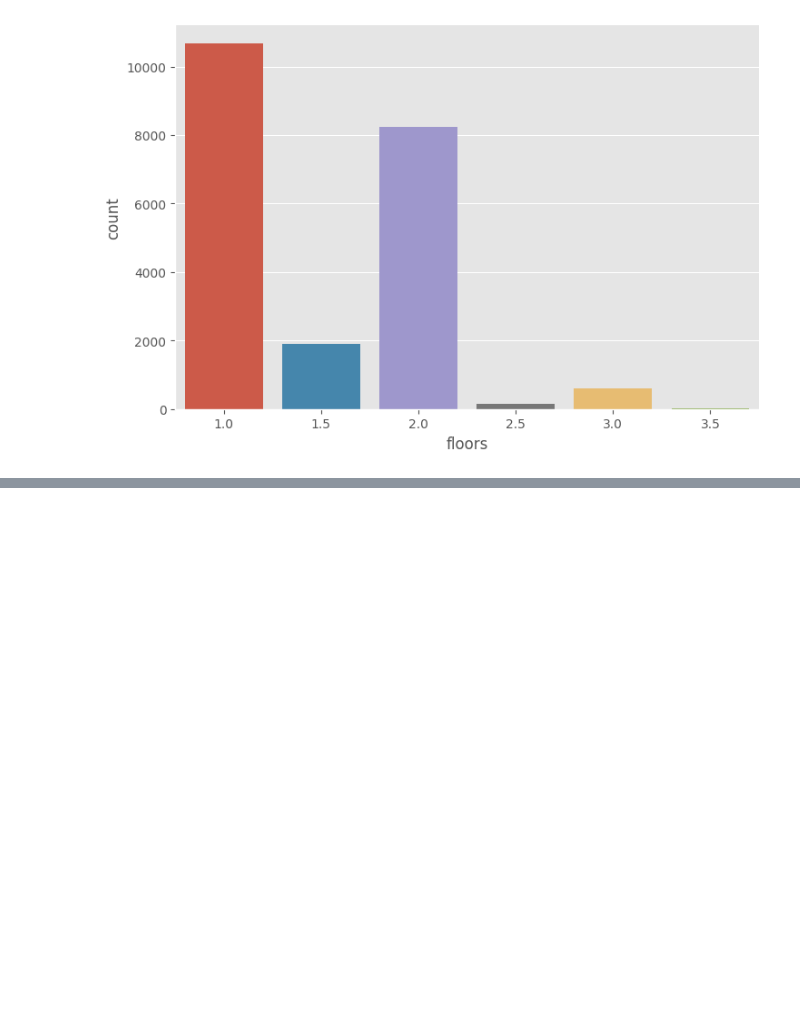
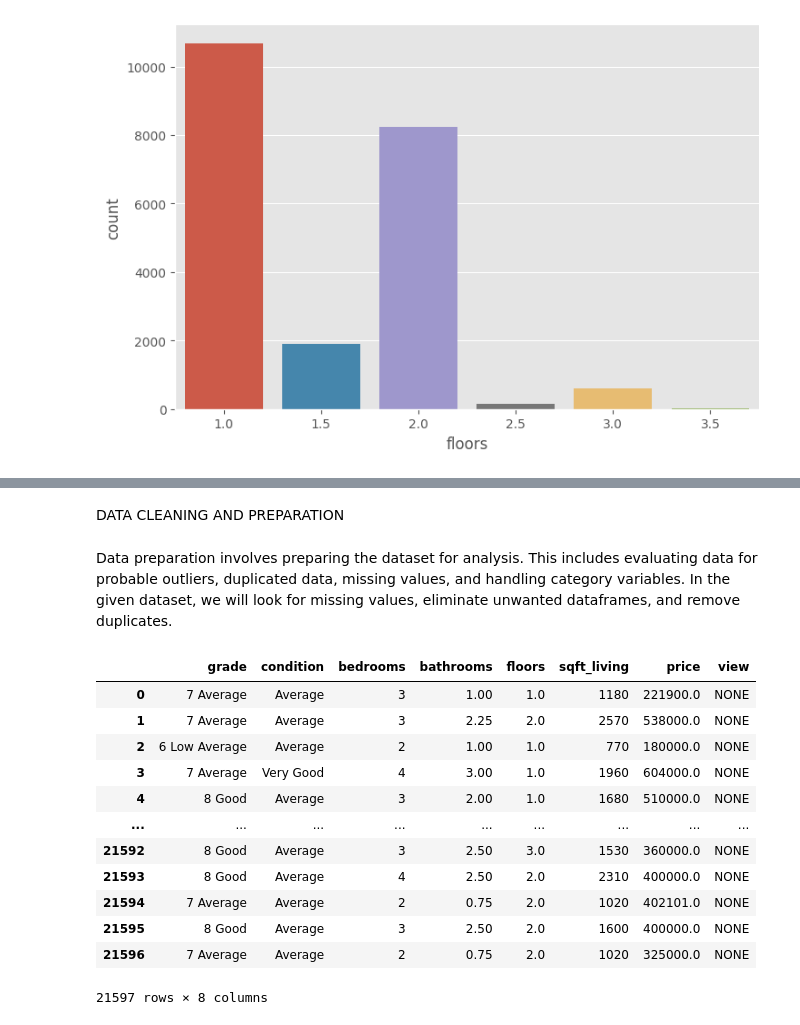
Before and after one commit to Brenda-Mutai/phase-2-project, a Jupyter notebook: student.ipynb, the cells around one changed output, grey strips where cells are left out. Cells and saved outputs as stored; diff of their text form; code cells hidden in the pictures; blank space fills up the shorter version.

```diff
--- a/student.ipynb
+++ b/student.ipynb
@@ -219,0 +291,22 @@ Data Preparation
+# %% [markdown]
+DATA CLEANING AND PREPARATION
+# %% [markdown]
+Data preparation involves preparing the dataset for analysis.
+This includes evaluating data for probable outliers, duplicated data, missing values, and handling category variables. In the given dataset, we will look for missing values, eliminate unwanted dataframes, and remove duplicates.
+# %%
+data_subset=data[['grade','condition','bedrooms', 'bathrooms','floors','sqft_living','price','view']].copy()
+data_subset
+# %% [output]
+|  | grade | condition | bedrooms | bathrooms | floors | sqft_living | price | view |
+| 0 | 7 Average | Average | 3 | 1.00 | 1.0 | 1180 | 221900.0 | NONE |
+| 1 | 7 Average | Average | 3 | 2.25 | 2.0 | 2570 | 538000.0 | NONE |
+| 2 | 6 Low Average | Average | 2 | 1.00 | 1.0 | 770 | 180000.0 | NONE |
+| 3 | 7 Average | Very Good | 4 | 3.00 | 1.0 | 1960 | 604000.0 | NONE |
+| 4 | 8 Good | Average | 3 | 2.00 | 1.0 | 1680 | 510000.0 | NONE |
+| ... | ... | ... | ... | ... | ... | ... | ... | ... |
+| 21592 | 8 Good | Average | 3 | 2.50 | 3.0 | 1530 | 360000.0 | NONE |
+| 21593 | 8 Good | Average | 4 | 2.50 | 2.0 | 2310 | 400000.0 | NONE |
+| 21594 | 7 Average | Average | 2 | 0.75 | 2.0 | 1020 | 402101.0 | NONE |
+| 21595 | 8 Good | Average | 3 | 2.50 | 2.0 | 1600 | 400000.0 | NONE |
+| 21596 | 7 Average | Average | 2 | 0.75 | 2.0 | 1020 | 325000.0 | NONE |
+21597 rows × 8 columns
```
Also changed, not shown: parts of 25 cells of this notebook.
